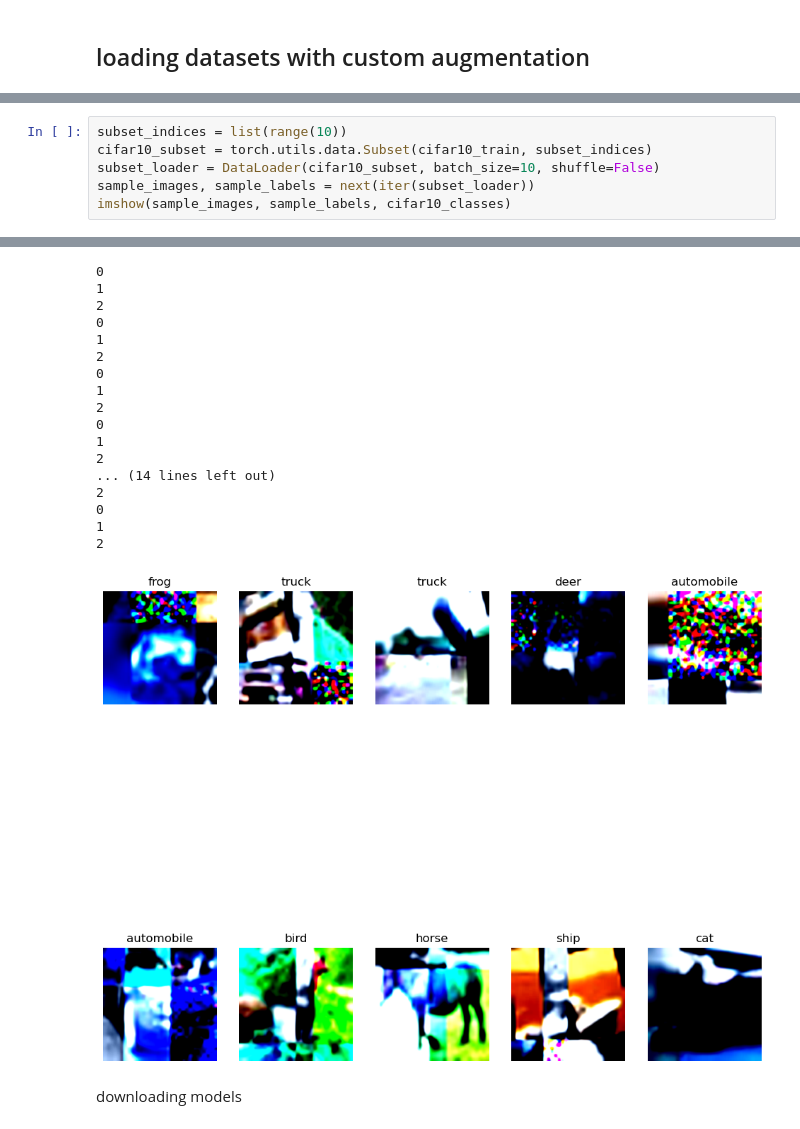
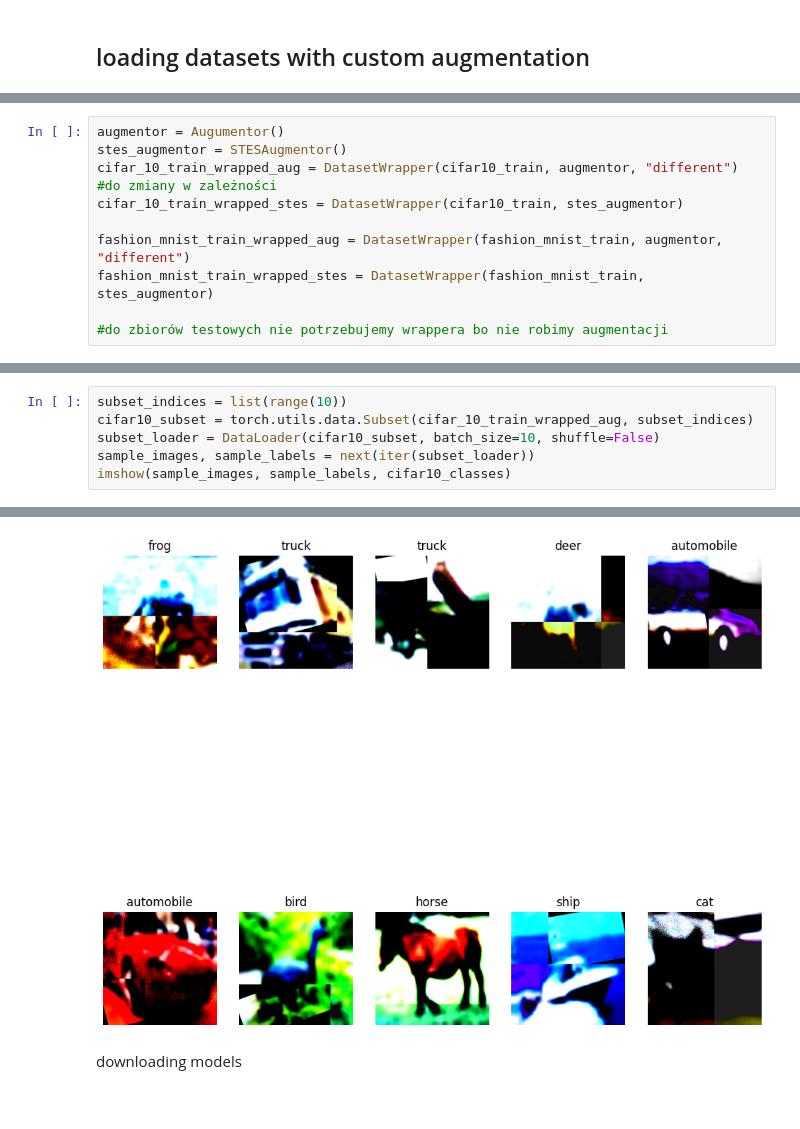
Before and after one commit to kaminskaz/Projekt-Interdyscyplinarny, a Jupyter notebook: training.ipynb, the cells around one changed output, grey strips where cells are left out. Cells and saved outputs as stored; diff of their text form.

Commit message:
fixed wrapper + minor changes

```diff
--- a/training.ipynb
+++ b/training.ipynb
@@ -207,0 +59,10 @@ Files already downloaded and verified
+# %%
+augmentor = Augumentor()
+stes_augmentor = STESAugmentor()
+cifar_10_train_wrapped_aug = DatasetWrapper(cifar10_train, augmentor, "different") #do zmiany w zależności
+cifar_10_train_wrapped_stes = DatasetWrapper(cifar10_train, stes_augmentor)
+
+fashion_mnist_train_wrapped_aug = DatasetWrapper(fashion_mnist_train, augmentor, "different")
+fashion_mnist_train_wrapped_stes = DatasetWrapper(fashion_mnist_train, stes_augmentor)
+
+#do zbiorów testowych nie potrzebujemy wrappera bo nie robimy augmentacji
@@ -239,6 +128,6 @@ Clipping input data to the valid range for imshow with RGB data ([0..1] for floa
 # %%
 subset_indices = list(range(10))
-cifar10_subset = torch.utils.data.Subset(cifar10_train, subset_indices)
+cifar10_subset = torch.utils.data.Subset(cifar_10_train_wrapped_aug, subset_indices)
 subset_loader = DataLoader(cifar10_subset, batch_size=10, shuffle=False)
 sample_images, sample_labels = next(iter(subset_loader))
 imshow(sample_images, sample_labels, cifar10_classes)
@@ -256,21 +144,4 @@ Clipping input data to the valid range for imshow with RGB data ([0..1] for floa
-0
-1
-2
-0
-1
-2
-0
-1
-2
-0
-1
-2
-... (14 lines left out)
-2
-0
-1
-2
-[figure, old version]
+[figure, new version]
 # %% [markdown]
 downloading models
 # %%
```
Also changed, not shown: parts of 15 cells of this notebook, 3 other files.
